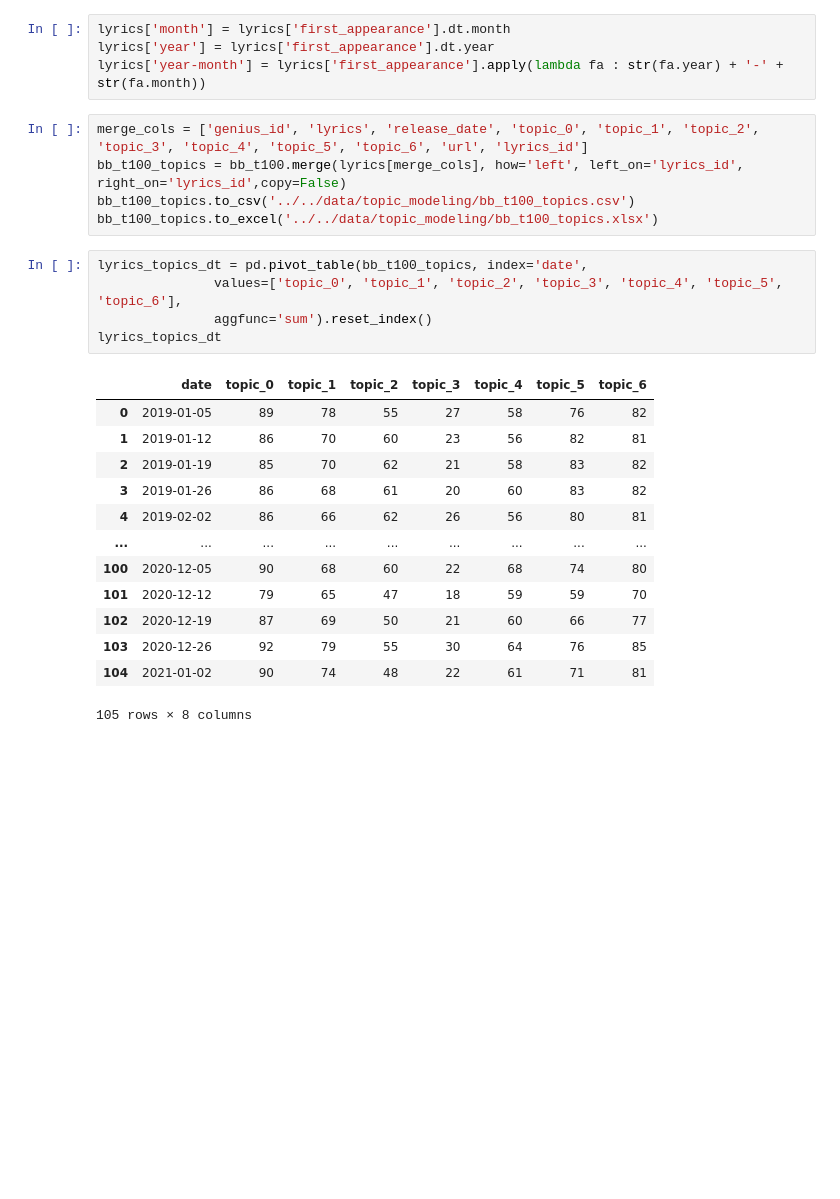
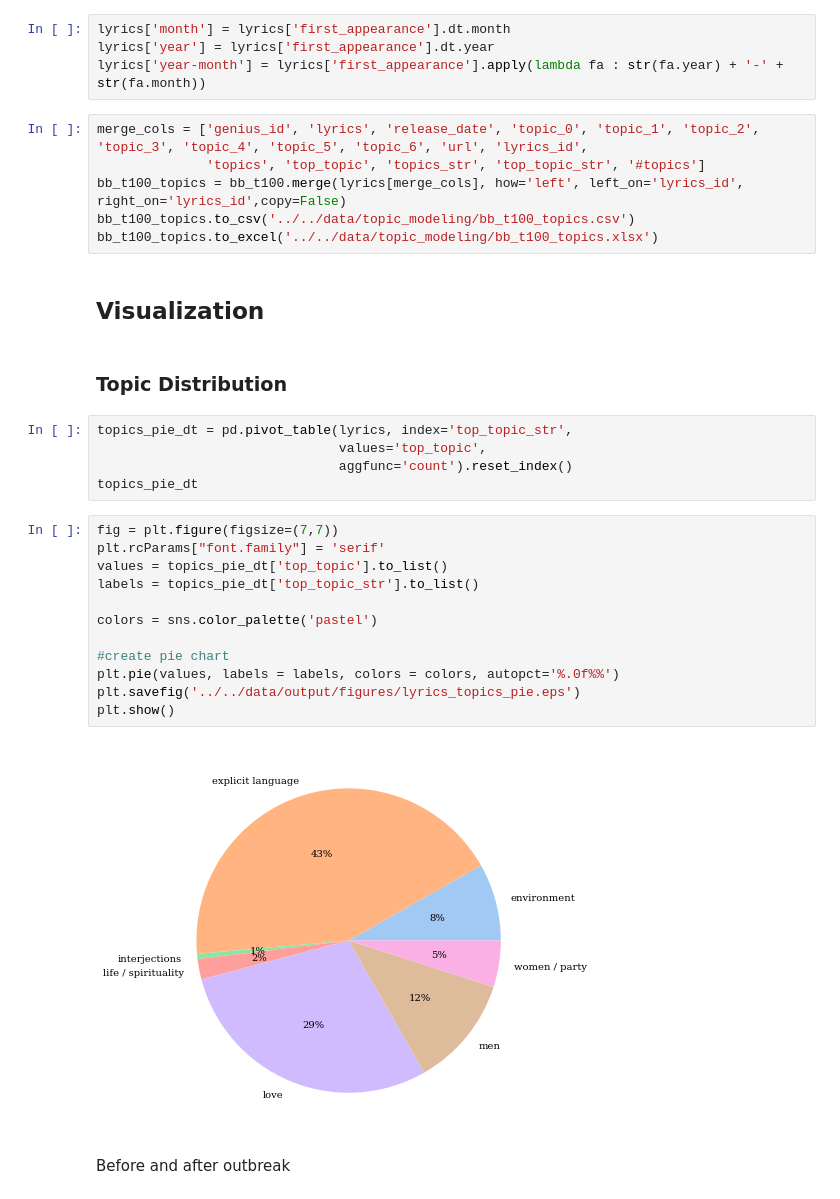
Before and after one commit to FelixSiegfriedRiedel/chart-lyrics-analysis, a Jupyter notebook: src/notebooks/topic_modeling.ipynb, the cells around one changed output. Drawn from its saved outputs; the diff is of its cells as text; blank space fills up the shorter version.

```diff
--- a/src/notebooks/topic_modeling.ipynb
+++ b/src/notebooks/topic_modeling.ipynb
@@ -474,26 +518,33 @@ lyrics['month'] = lyrics['first_appearance'].dt.month
 lyrics['year'] = lyrics['first_appearance'].dt.year
 lyrics['year-month'] = lyrics['first_appearance'].apply(lambda fa : str(fa.year) + '-' + str(fa.month))
 # %%
-merge_cols = ['genius_id', 'lyrics', 'release_date', 'topic_0', 'topic_1', 'topic_2', 'topic_3', 'topic_4', 'topic_5', 'topic_6', 'url', 'lyrics_id']
+merge_cols = ['genius_id', 'lyrics', 'release_date', 'topic_0', 'topic_1', 'topic_2', 'topic_3', 'topic_4', 'topic_5', 'topic_6', 'url', 'lyrics_id',
+              'topics', 'top_topic', 'topics_str', 'top_topic_str', '#topics']
 bb_t100_topics = bb_t100.merge(lyrics[merge_cols], how='left', left_on='lyrics_id', right_on='lyrics_id',copy=False)
 bb_t100_topics.to_csv('../../data/topic_modeling/bb_t100_topics.csv')
 bb_t100_topics.to_excel('../../data/topic_modeling/bb_t100_topics.xlsx')
-# %%
-lyrics_topics_dt = pd.pivot_table(bb_t100_topics, index='date',
-               values=['topic_0', 'topic_1', 'topic_2', 'topic_3', 'topic_4', 'topic_5', 'topic_6'],
-               aggfunc='sum').reset_index()
-lyrics_topics_dt
-# %% [output]
-|  | date | topic_0 | topic_1 | topic_2 | topic_3 | topic_4 | topic_5 | topic_6 |
-| 0 | 2019-01-05 | 89 | 78 | 55 | 27 | 58 | 76 | 82 |
-| 1 | 2019-01-12 | 86 | 70 | 60 | 23 | 56 | 82 | 81 |
-| 2 | 2019-01-19 | 85 | 70 | 62 | 21 | 58 | 83 | 82 |
-| 3 | 2019-01-26 | 86 | 68 | 61 | 20 | 60 | 83 | 82 |
-| 4 | 2019-02-02 | 86 | 66 | 62 | 26 | 56 | 80 | 81 |
-| ... | ... | ... | ... | ... | ... | ... | ... | ... |
-| 100 | 2020-12-05 | 90 | 68 | 60 | 22 | 68 | 74 | 80 |
-| 101 | 2020-12-12 | 79 | 65 | 47 | 18 | 59 | 59 | 70 |
-| 102 | 2020-12-19 | 87 | 69 | 50 | 21 | 60 | 66 | 77 |
-| 103 | 2020-12-26 | 92 | 79 | 55 | 30 | 64 | 76 | 85 |
-| 104 | 2021-01-02 | 90 | 74 | 48 | 22 | 61 | 71 | 81 |
-105 rows × 8 columns
+# %% [markdown]
+## Visualization
+# %% [markdown]
+### Topic Distribution
+# %%
+topics_pie_dt = pd.pivot_table(lyrics, index='top_topic_str',
+                               values='top_topic',
+                               aggfunc='count').reset_index()
+topics_pie_dt
+# %%
+fig = plt.figure(figsize=(7,7))
+plt.rcParams["font.family"] = 'serif'
+values = topics_pie_dt['top_topic'].to_list()
+labels = topics_pie_dt['top_topic_str'].to_list()
+
+colors = sns.color_palette('pastel')
+
+#create pie chart
+plt.pie(values, labels = labels, colors = colors, autopct='%.0f%%')
+plt.savefig('../../data/output/figures/lyrics_topics_pie.eps')
+plt.show()
+# %% [output]
+[figure, added]
+# %% [markdown]
+Before and after outbreak
```
Also changed, not shown: parts of 25 cells of this notebook, 32 other files.
